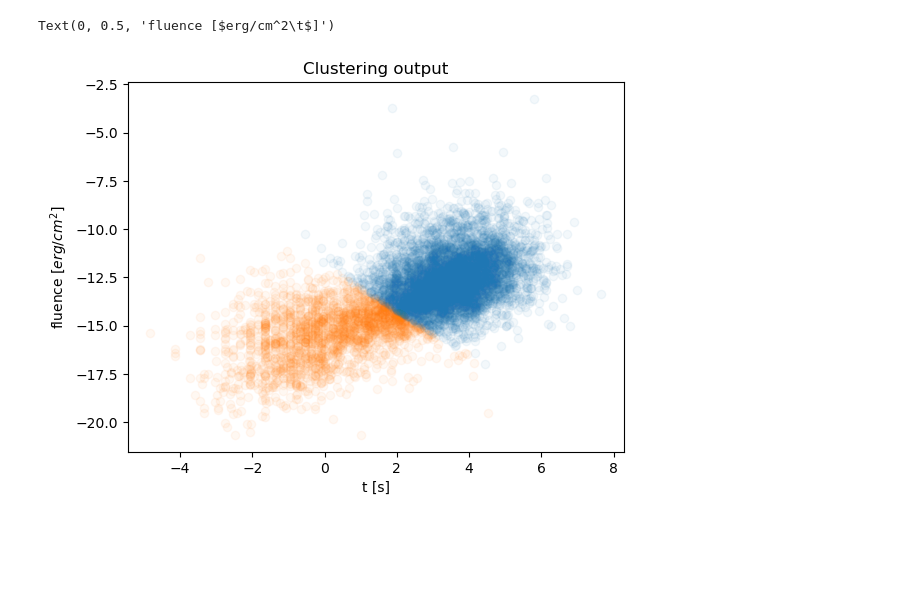
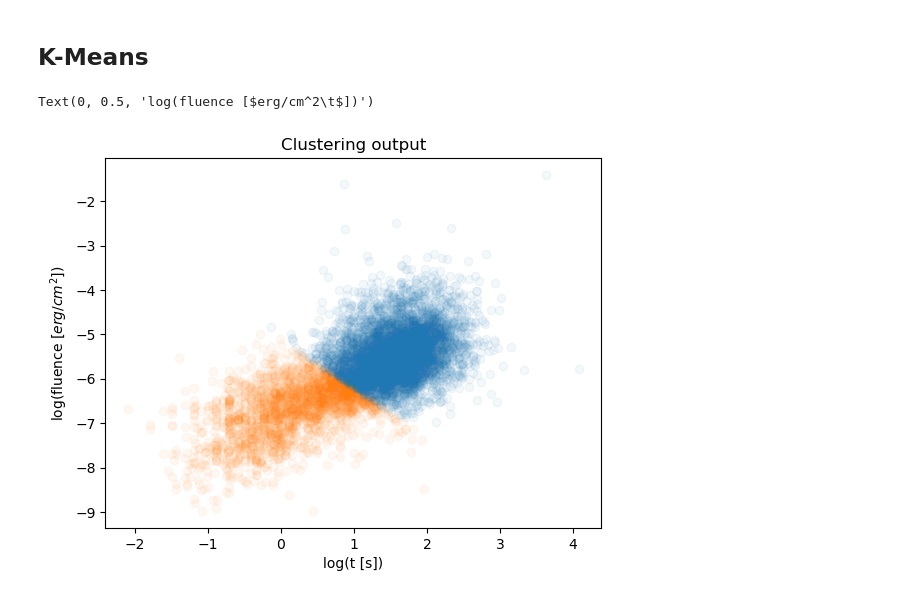
Before and after one commit to ebianchi803/astrostatistics_bicocca_2026, a Jupyter notebook: working/L14.ipynb, the cells around one changed output. Saved outputs shown, nothing was run; the diff lists cells and outputs as text; code cells hidden in the pictures; blank space fills up the shorter version.

```diff
--- a/working/L14.ipynb
+++ b/working/L14.ipynb
@@ -27,10 +29,12 @@ with open("Summary_table.txt",'r') as f:
 # %%
-#t90 = data[6].astype(float)
-#fluence = data[9].astype(float)
-
 t90 = np.array(data[6], dtype=float)
+t100 = np.array(data[12], dtype=float)
 fluence = np.array(data[9], dtype=float)
+redshift = np.array(data[11], dtype=float)
 # %%
 fluence_clean = fluence[((fluence != -999) & (t90 != -999) & (fluence != 0))]
 t90_clean = t90[((fluence != -999) & (t90 != -999) & (fluence != 0))]
+# %%
+fluence_100_clean = fluence[((fluence != -999) & (t100 != -999) & (fluence != 0))]
+t100_clean = t100[((fluence != -999) & (t100 != -999) & (fluence != 0))]
 # %%
@@ -58,21 +90,24 @@ array([2.95491028, 2.88931564, 0.29565024, ..., 1.1429481 , 5.34030348,
+# %% [markdown]
+K-Means
+-
 # %%
-X = np.array([np.log(t90_clean), np.log(fluence_clean)])
+X = np.array([np.log10(t100_clean), np.log10(fluence_100_clean)])
 X = X.T
 clf = KMeans(n_clusters=2,n_init='auto') #Try 2 clusters to start with
 clf.fit(X)
 centers = clf.cluster_centers_ #location of the clusters
 labels = clf.predict(X) #labels for each of the points
 
 # plot the data color-coded by cluster id
 colors = ['C1', 'C0', 'C2']
 for ii in range(3):
     plt.scatter(X[labels==ii,0], X[labels==ii,1],
                 color=colors[ii],alpha=0.05)
 
 plt.title(r'Clustering output')
 
-plt.xlabel('t [s]')
-plt.ylabel(r'fluence [$erg/cm^2	$]')
+plt.xlabel('log(t [s])')
+plt.ylabel(r'log(fluence [$erg/cm^2	$])')
 # %% [output]
-Text(0, 0.5, 'fluence [$erg/cm^2\t$]')
+Text(0, 0.5, 'log(fluence [$erg/cm^2\t$])')
-[figure, old version]
+[figure, new version]
```
Also changed, not shown: parts of 18 cells of this notebook.
